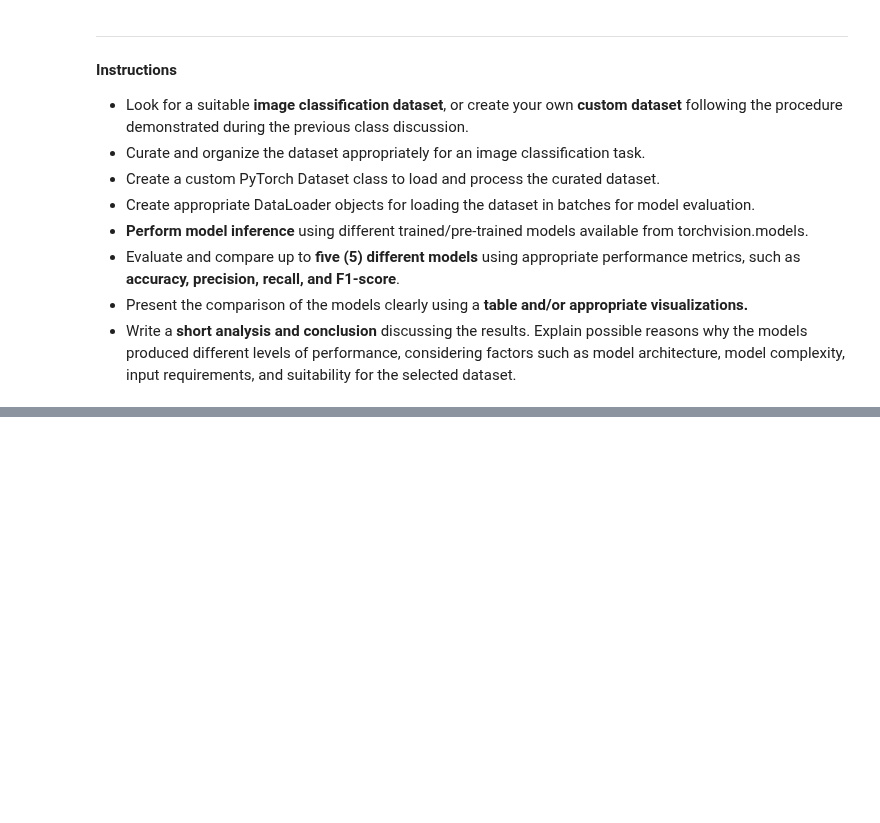
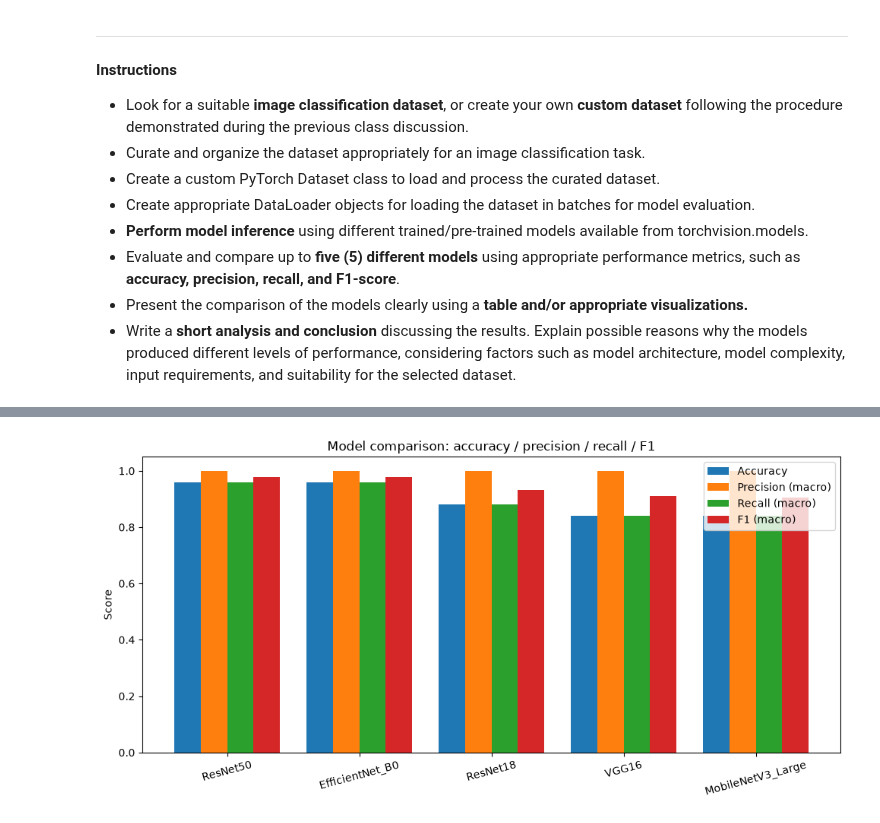
Before and after one commit to keavy707/ds-portfolio, a Jupyter notebook: activities/lab-activity-07.ipynb, the cells around one changed output, grey strips where cells are left out. Cells and saved outputs as stored; diff of their text form; code cells hidden in the pictures; blank space fills up the shorter version.

```diff
--- a/activities/lab-activity-07.ipynb
+++ b/activities/lab-activity-07.ipynb
@@ -28,0 +156,8 @@ import matplotlib.pyplot as plt
+# %%
+MODEL_CONFIGS = [
+    ('ResNet50',           models.resnet50,             models.ResNet50_Weights.DEFAULT),
+    ('ResNet18',           models.resnet18,             models.ResNet18_Weights.DEFAULT),
+    ('VGG16',              models.vgg16,                models.VGG16_Weights.DEFAULT),
+    ('EfficientNet_B0',    models.efficientnet_b0,      models.EfficientNet_B0_Weights.DEFAULT),
+    ('MobileNetV3_Large',  models.mobilenet_v3_large,   models.MobileNet_V3_Large_Weights.DEFAULT),
+]
@@ -28,0 +260,12 @@ import matplotlib.pyplot as plt
+# %%
+# Results table
+results_df = (
+    pd.DataFrame(results)
+    .sort_values(
+        'Accuracy',
+        ascending=False
+    )
+    .reset_index(drop=True)
+)
+
+results_df
@@ -28,0 +279,20 @@ import matplotlib.pyplot as plt
+# %%
+metrics = ['Accuracy', 'Precision (macro)', 'Recall (macro)', 'F1 (macro)']
+
+fig, ax = plt.subplots(figsize=(10, 5))
+x = np.arange(len(results_df))
+width = 0.2
+
+for i, metric in enumerate(metrics):
+    ax.bar(x + i * width, results_df[metric], width, label=metric)
+
+ax.set_xticks(x + width * 1.5)
+ax.set_xticklabels(results_df['Model'], rotation=15)
+ax.set_ylim(0, 1.05)
+ax.set_ylabel('Score')
+ax.set_title('Model comparison: accuracy / precision / recall / F1')
+ax.legend()
+plt.tight_layout()
+plt.show()
+# %% [output]
+[figure, added]
```
Also changed, not shown: parts of 15 cells of this notebook, 25 other files.
